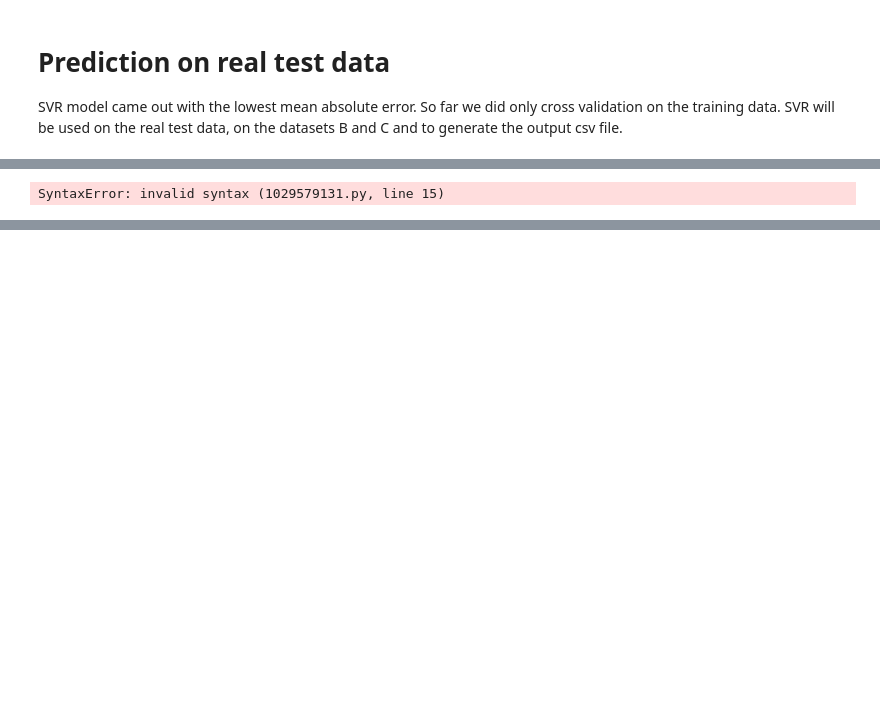
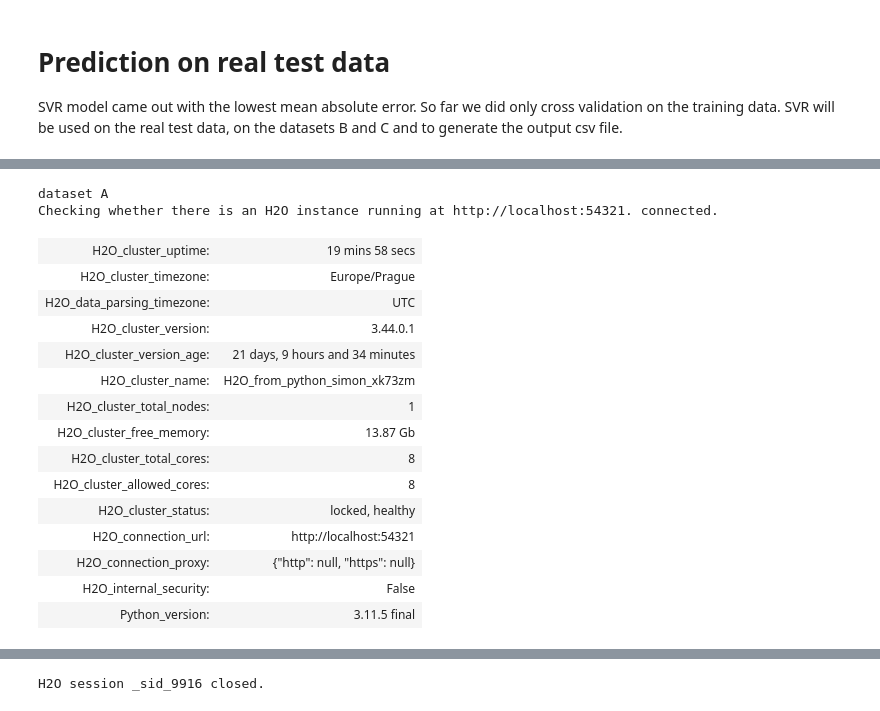
Before and after one commit to kponci/Solar-Energy-Production-Forecasting, a Jupyter notebook: solutions/few_regression_types/few_regression_types.ipynb, the cells around one changed output, grey strips where cells are left out. Drawn from its saved outputs; the diff is of its cells as text; code cells hidden in the pictures; blank space fills up the shorter version.

```diff
--- a/solutions/few_regression_types/few_regression_types.ipynb
+++ b/solutions/few_regression_types/few_regression_types.ipynb
@@ -196,39 +220,75 @@ print("done")
 # %%
-prediction = []
 for letter in ['A', 'B', 'C']:
-    # read the data
+    # Read the data
     print(f"dataset {letter}")
-    X_train = pd.concat([
+    X = pd.concat([
         pd.read_parquet(f"../../dataset/{letter}/X_train_observed.parquet"),
         pd.read_parquet(f"../../dataset/{letter}/X_train_estimated.parquet")
     ], ignore_index=True)
-    y_train = pd.read_parquet(f"../../dataset/{letter}/train_targets.parquet")
-    X_test = pd.read_parquet(f"../../dataset/{letter}/X_test_estimated.parquet")
-    # preprocess the data
-    X_train, y_train = data_preprocess.preprocess_train_data(X_train, y_train, "everything")
-    X_test = data_preprocess.preprocess_test_data(X_test, "everything")
+    y = pd.read_parquet(f"../../dataset/{letter}/train_targets.parquet")
 
+    # Preprocess the data
+    X_y_bacon = X.merge(y, left_on = "date_forecast", right_on = "time")
+    X_y_bacon = X_y_bacon.dropna(subset = "pv_measurement")
+
+    columns_to_drop = ["snow_drift:idx", "elevation:m", 'snow_melt_10min:mm', 'fresh_snow_12h:cm',
+                       'fresh_snow_3h:cm',  'fresh_snow_6h:cm', 'wind_speed_w_1000hPa:ms',
+                       'snow_water:kgm2', 'snow_density:kgm3', 'fresh_snow_1h:cm', 'fresh_snow_24h:cm',
+                       'wind_speed_v_10m:ms', 'wind_speed_u_10m:ms', 'wind_speed_10m:ms',
+                       'msl_pressure:hPa', 'pressure_100m:hPa', 'pressure_50m:hPa', 'dew_or_rime:idx',
+                       'date_forecast', 'clear_sky_energy_1h:J', 'diffuse_rad_1h:J', 'direct_rad_1h:J',
+                       'dew_point_2m:K','super_cooled_liquid_water:kgm2', 'ceiling_height_agl:m', 'cloud_base_agl:m', 'prob_rime:p',
+                       'time','date_forecast']
+    X_y_bacon.drop(columns=columns_to_drop, inplace=True)
+
+    # Split data
+    train,test = sklearn.model_selection.train_test_split(X_y_bacon, test_size = 0.25)
+
+    # Add little bit of "water"
     h2o.init(max_mem_size = "16G") # If u have more RAM change the parameter
 
-    train_frame = h2o.H2OFrame(pd.concat([X_train, y_train], axis=1))
-    test_frame = h2o.H2OFrame(pd.concat([X_test, y_test], axis=1))
+    train_frame = h2o.H2OFrame(train)
+    test_frame = h2o.H2OFrame(test)
+
+    print("X_train_frame:",train_frame.shape)
+    print("X_test_frame:",test_frame.shape)
 
     x = train_frame.columns[:-1]
     y = train_frame.columns[-1]
 
-    model1 = H2OAutoML(max_runtime_secs=60)
-    model1.train(x=x, y=y, training_frame=train_frame, validation_frame=test_frame)
 
-    print(model1.leaderboard)
-    prediction = best_model.predict(test_frame)#,seed = 123456) # idk why, but the seed doesnt work for me
+    aml = H2OAutoML(max_runtime_secs = 180,
+                    sort_metric = "MAE",
+                    stopping_metric = "MAE",
+                    seed = 313373)
+    aml.train(x = x,
+              y = y,
+              training_frame = train_frame,
+              validation_frame = test_frame)
 
+    print(aml.leaderboard)
+    best_model = aml.get_best_model(criterion='MAE')
+    prediction = best_model.predict(test_frame)
     predictions_df = h2o.as_list(prediction)
-
-    predictions_df['prediction'][predictions_df['prediction'] < 0] = 0
-
-    predictions_df.to_csv('automl.csv', index_label='id')
-
+    predictions_df[predictions_df < 0.] = 0.
+    predictions_df.to_csv(f'automl_{letter}.csv', index_label='id')
     print("done")
-    h2o.shutdown()
+h2o.shutdown()
 # %% [output]
-SyntaxError: invalid syntax (1029579131.py, line 15)
+dataset A
+Checking whether there is an H2O instance running at http://localhost:54321. connected.
+| H2O_cluster_uptime: | 19 mins 58 secs |
+| H2O_cluster_timezone: | Europe/Prague |
+| H2O_data_parsing_timezone: | UTC |
+| H2O_cluster_version: | 3.44.0.1 |
+| H2O_cluster_version_age: | 21 days, 9 hours and 34 minutes |
+| H2O_cluster_name: | H2O_from_python_simon_xk73zm |
+| H2O_cluster_total_nodes: | 1 |
+| H2O_cluster_free_memory: | 13.87 Gb |
+| H2O_cluster_total_cores: | 8 |
+| H2O_cluster_allowed_cores: | 8 |
+| H2O_cluster_status: | locked, healthy |
+| H2O_connection_url: | http://localhost:54321 |
+| H2O_connection_proxy: | {"http": null, "https": null} |
+| H2O_internal_security: | False |
+| Python_version: | 3.11.5 final |
@@ -234,0 +376 @@ SyntaxError: invalid syntax (1029579131.py, line 15)
+H2O session _sid_9916 closed.
```
Also changed, not shown: parts of 6 cells of this notebook, 3 other files.
